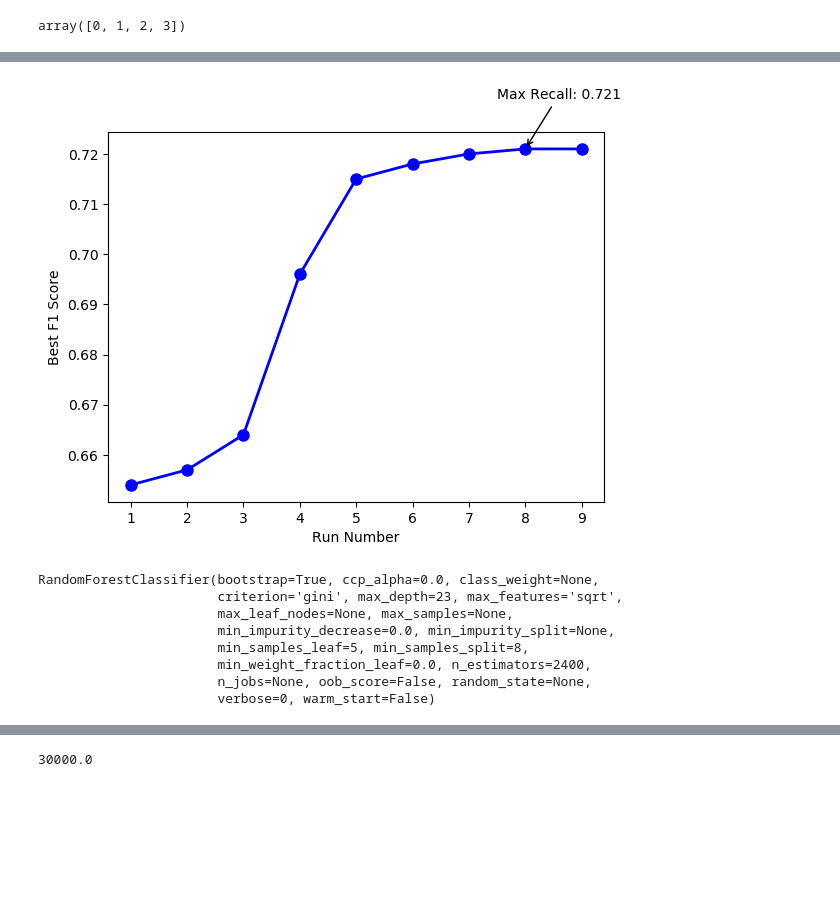
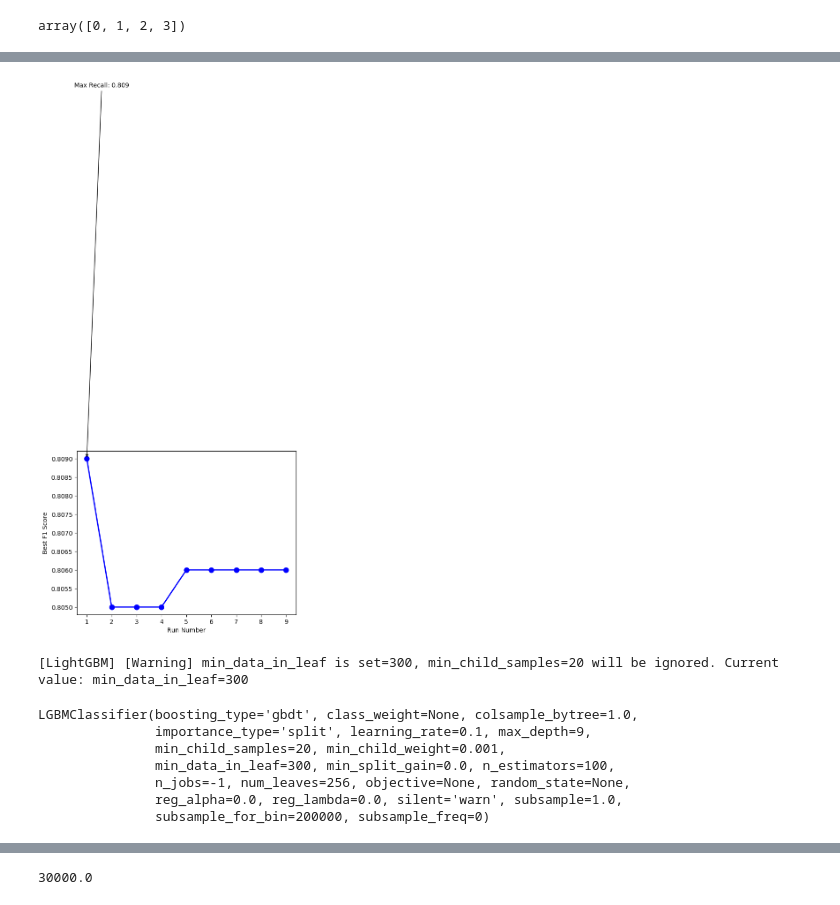
Before and after one commit to ShantiRoseCodes/aws_mle_capstone_project, a Jupyter notebook: ml_usertype.ipynb, the cells around one changed output, grey strips where cells are left out. Drawn from its saved outputs; the diff is of its cells as text; code cells hidden in the pictures; blank space fills up the shorter version.

Commit message:
new results and graphs

```diff
--- a/ml_usertype.ipynb
+++ b/ml_usertype.ipynb
@@ -513,45 +458,40 @@ Best F1 Score:  0.7210746416223268
 # %%
 import matplotlib.pyplot as plt
 
-best_recall = [0.654, 0.657, 0.664, 0.696, 0.715, 0.718, 0.720, 0.721, 0.721]
+best_recall = [0.809, 0.805, 0.805, 0.805, 0.806, 0.806, 0.806, 0.806, 0.806]
 runs = [1, 2, 3, 4, 5, 6, 7, 8, 9]
 
 # Create a figure and axis object
 fig, ax = plt.subplots()
 
 # Plot the line graph
 ax.plot(runs, best_recall, '-o', color='blue', linewidth=2, markersize=8)
 
 # Add text annotation for the highest value
 max_recall = max(best_recall)
 max_run = runs[best_recall.index(max_recall)]
 ax.annotate(f'Max Recall: {max_recall:.3f}', xy=(max_run, max_recall), xytext=(max_run-0.5, max_recall+0.01),
             arrowprops=dict(facecolor='black', arrowstyle='->'))
 
 # Set axis labels and title
 ax.set_xlabel('Run Number')
 ax.set_ylabel('Best F1 Score')
 
 # Show the plot
 plt.show()
 # %% [output]
-[figure, old version]
+[figure, new version]
 # %%
-best_rf = RandomForestClassifier(n_estimators = 2400,
-                       min_samples_split = 8,
-                       min_samples_leaf = 5,
-                       max_features = 'sqrt',
-                       max_depth = 23,
-                       bootstrap = True)
-
-best_rf.fit(X_train, y_train)
+import lightgbm as lgb
+best_lgb = lgb.LGBMClassifier(num_leaves = 256, min_data_in_leaf = 300, max_depth = 9)
+best_lgb.fit(X_train, y_train)
 # %% [output]
-RandomForestClassifier(bootstrap=True, ccp_alpha=0.0, class_weight=None,
-                       criterion='gini', max_depth=23, max_features='sqrt',
-                       max_leaf_nodes=None, max_samples=None,
-                       min_impurity_decrease=0.0, min_impurity_split=None,
-                       min_samples_leaf=5, min_samples_split=8,
-                       min_weight_fraction_leaf=0.0, n_estimators=2400,
-                       n_jobs=None, oob_score=False, random_state=None,
-                       verbose=0, warm_start=False)
+[LightGBM] [Warning] min_data_in_leaf is set=300, min_child_samples=20 will be ignored. Current value: min_data_in_leaf=300
+LGBMClassifier(boosting_type='gbdt', class_weight=None, colsample_bytree=1.0,
+               importance_type='split', learning_rate=0.1, max_depth=9,
+               min_child_samples=20, min_child_weight=0.001,
+               min_data_in_leaf=300, min_split_gain=0.0, n_estimators=100,
+               n_jobs=-1, num_leaves=256, objective=None, random_state=None,
+               reg_alpha=0.0, reg_lambda=0.0, silent='warn', subsample=1.0,
+               subsample_for_bin=200000, subsample_freq=0)
 # %%
```
Also changed, not shown: parts of 40 cells of this notebook, 25 other files.
